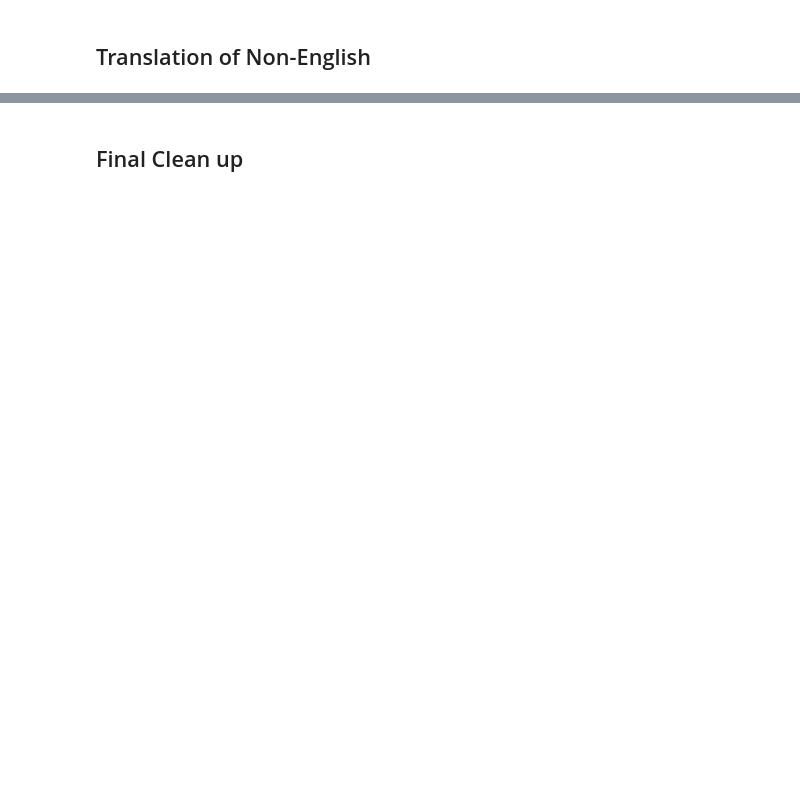
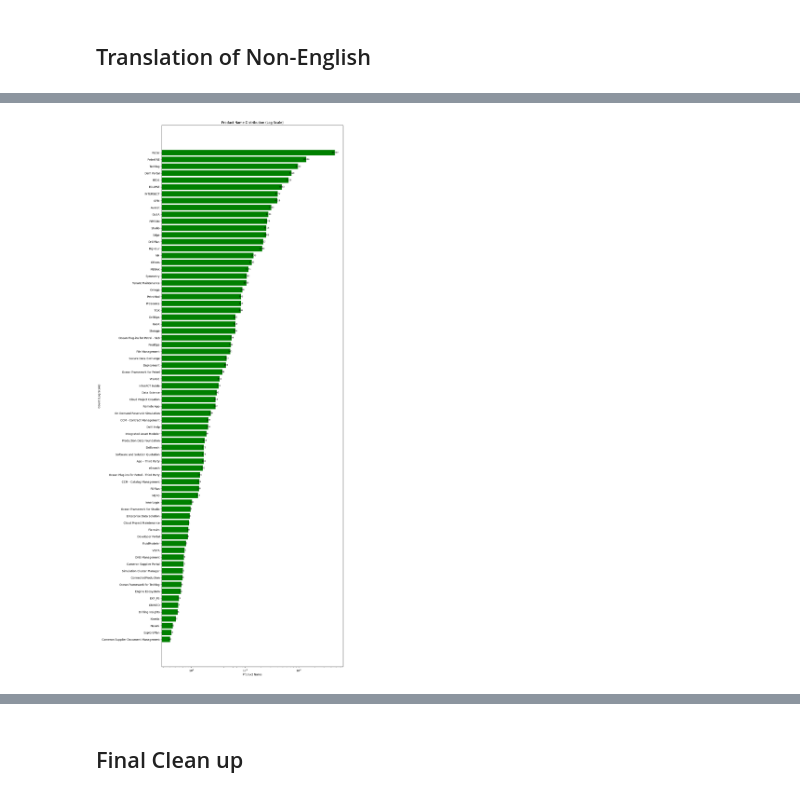
Before and after one commit to HelloSunPKU2023/SMAX, a Jupyter notebook: notebooks/Workflow.ipynb, the cells around one changed output, grey strips where cells are left out. Cells and saved outputs as stored; diff of their text form; code cells hidden in the pictures; blank space fills up the shorter version.

```diff
--- a/notebooks/Workflow.ipynb
+++ b/notebooks/Workflow.ipynb
@@ -496,0 +288,7 @@ df_translated.to_excel(excel_file, index=False)  # Set index to False if you don
+# %%
+excel_file = f'{DATA_FOLDER_PATH_PROCESSED}/data_translated.xlsx'
+
+df_argumented = pd.read_excel(excel_file , dtype={'Request ID': str, 'Title_Cleaned': str})
+print(df_cleaned.info())
+print(df_cleaned.info())
+df_cleaned.head(10)
@@ -496,0 +324,4 @@ df_translated.to_excel(excel_file, index=False)  # Set index to False if you don
+# %%
+hist_by_labels(df_argumented, 'Product Name', top=None, log=True, horizontal=False)
+# %% [output]
+[figure, added]
```
Also changed, not shown: parts of 37 cells of this notebook, 9 other files.
